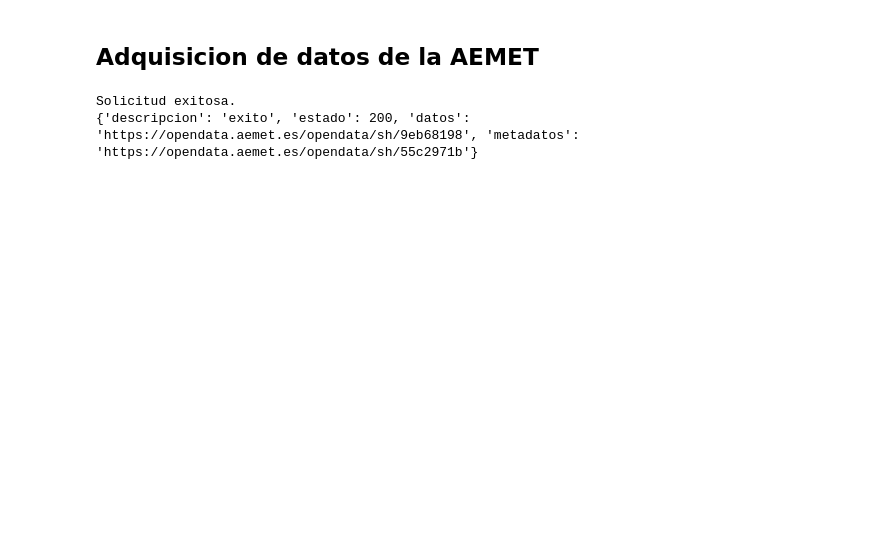
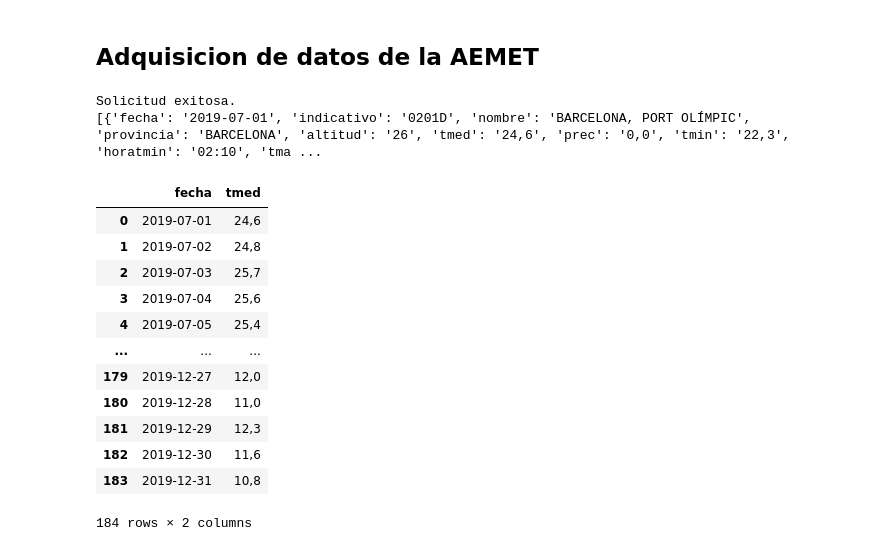
Before and after one commit to 4GeeksAcademy/AMH-proyecto-final, a Jupyter notebook: src/DatosAEMET.ipynb, the cells around one changed output. Drawn from its saved outputs; the diff is of its cells as text; code cells hidden in the pictures; blank space fills up the shorter version.

```diff
--- a/src/DatosAEMET.ipynb
+++ b/src/DatosAEMET.ipynb
@@ -37,8 +39,7 @@ start_date = "2023-09-01T00:00:00UTC"
 end_date = "2023-09-02T23:59:59UTC"
 # %%
 # URL para listar estaciones
-url_estaciones = f'https://opendata.aemet.es/opendata/api/observacion/convencional/todas/?api_key={api_key}'
-
+url_estaciones = f'https://opendata.aemet.es/opendata/sh/bbbb0388/?api_key={api_key}'
 # Hacer la solicitud
 response = requests.get(url_estaciones)
 
@@ -46,9 +47,28 @@ response = requests.get(url_estaciones)
 if response.status_code == 200:
     print("Solicitud exitosa.")
     print(response.json())
+    json_text=response.json()
 else:
     print(f"Error: {response.status_code}")
     print(response.text)
 # %% [output]
 Solicitud exitosa.
-{'descripcion': 'exito', 'estado': 200, 'datos': 'https://opendata.aemet.es/opendata/sh/9eb68198', 'metadatos': 'https://opendata.aemet.es/opendata/sh/55c2971b'}
+[{'fecha': '2019-07-01', 'indicativo': '0201D', 'nombre': 'BARCELONA, PORT OLÍMPIC', 'provincia': 'BARCELONA', 'altitud': '26', 'tmed': '24,6', 'prec': '0,0', 'tmin': '22,3', 'horatmin': '02:10', 'tma ...
+# %%
+df = pd.DataFrame(json_text, columns=['fecha','tmed'])
+
+df
+# %% [output]
+|  | fecha | tmed |
+| 0 | 2019-07-01 | 24,6 |
+| 1 | 2019-07-02 | 24,8 |
+| 2 | 2019-07-03 | 25,7 |
+| 3 | 2019-07-04 | 25,6 |
+| 4 | 2019-07-05 | 25,4 |
+| ... | ... | ... |
+| 179 | 2019-12-27 | 12,0 |
+| 180 | 2019-12-28 | 11,0 |
+| 181 | 2019-12-29 | 12,3 |
+| 182 | 2019-12-30 | 11,6 |
+| 183 | 2019-12-31 | 10,8 |
+184 rows × 2 columns
```
Also changed, not shown: parts of 11 cells of this notebook, 1 other file.
